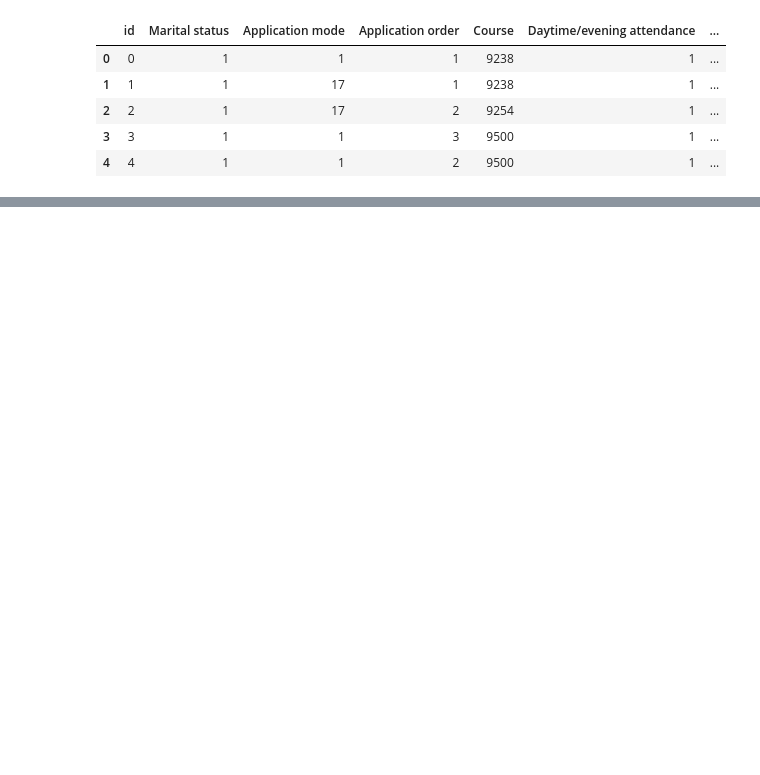
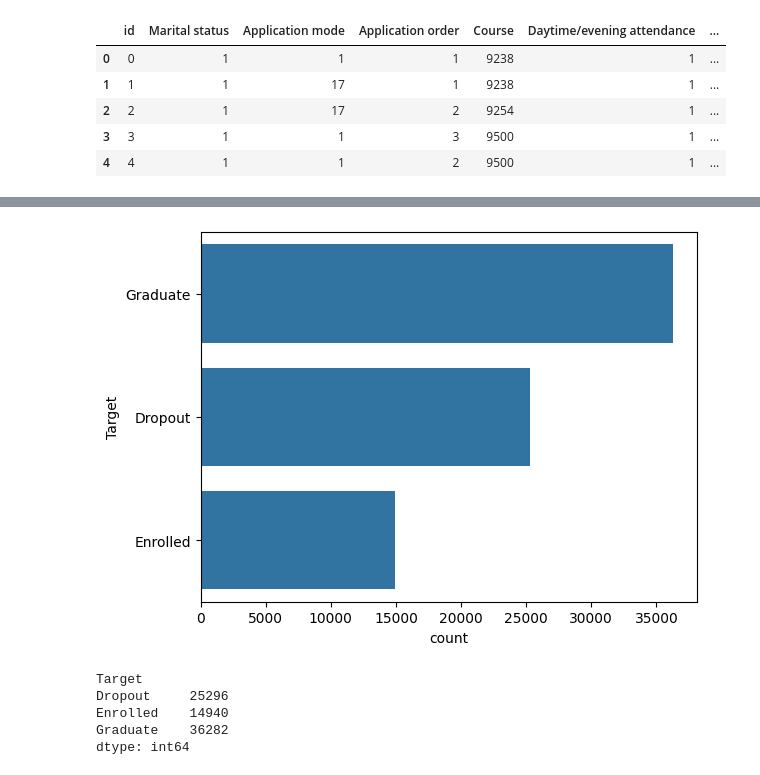
Before and after one commit to mvfelipelli/Labs, a Jupyter notebook: Firsts Notes/playground_kaggle_new.ipynb, the cells around one changed output, grey strips where cells are left out. Saved outputs shown, nothing was run; the diff lists cells and outputs as text; code cells hidden in the pictures; blank space fills up the shorter version.

```diff
--- a/Firsts Notes/playground_kaggle_new.ipynb
+++ b/Firsts Notes/playground_kaggle_new.ipynb
@@ -23,23 +24,3 @@ df.head()
 | 2 | 2 | 1 | 17 | 2 | 9254 | 1 | ... |
 | 3 | 3 | 1 | 1 | 3 | 9500 | 1 | ... |
 | 4 | 4 | 1 | 1 | 2 | 9500 | 1 | ... |
-# %%
-categorical_features = ['Marital status' ,'Application mode' ,'Application order' ,'Course'
-                        ,'Previous qualification', "Mother's qualification", "Father's qualification" ]
-colums = [ 'Marital status' ,'Application mode' ,'Application order' ,'Course'
-        ,'Previous qualification' , 'Debtor',
-        'Tuition fees up to date', 'Gender', 'Scholarship holder',
-        'Age at enrollment', 'International','Inflation rate', 'GDP', 'Target',
-        "Mother's qualification", "Father's qualification",'Displaced',
-        'Educational special needs', 'Debtor']
-df = df[colums]
-# %%
-
-#categorical_features = df.drop('Target',axis=1).columns
-for var in categorical_features:
-    cat_list = pd.get_dummies(df[var], prefix=var)
-    data1=df.join(cat_list)
-    df=data1
-    df.drop(var, axis=1, inplace=True)
-
-df.head()
@@ -52,0 +79,12 @@ df.head()
+# %%
+sns.countplot(df['Target']);
+# %% [output]
+[figure, added]
+# %%
+df.groupby('Target').size()
+# %% [output]
+Target
+Dropout     25296
+Enrolled    14940
+Graduate    36282
+dtype: int64
```
Also changed, not shown: parts of 42 cells of this notebook.
